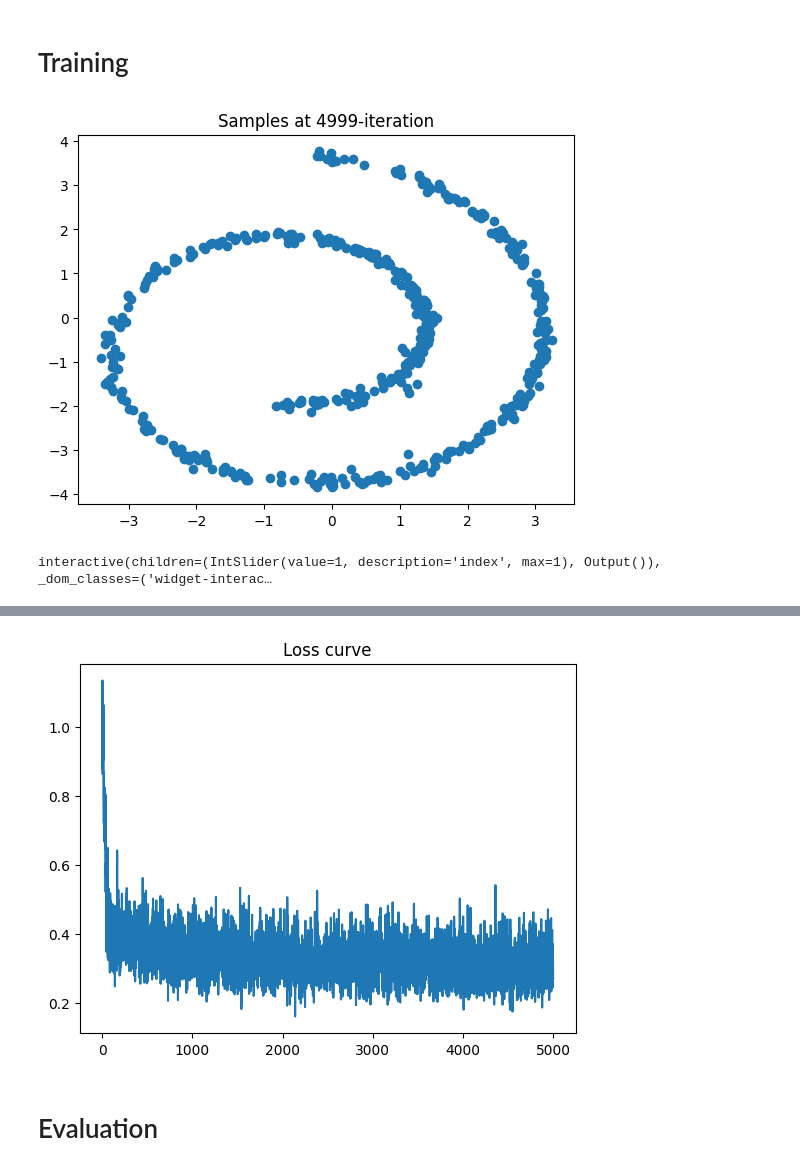
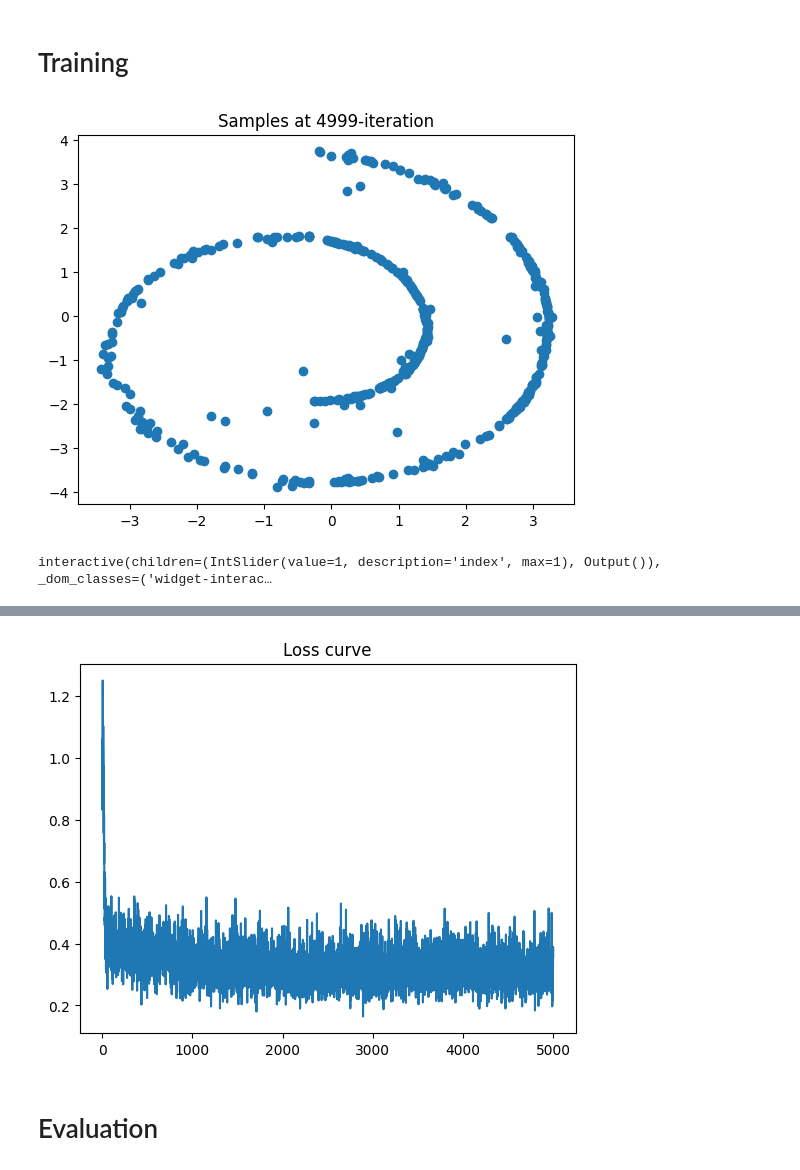
Before and after one commit to lee81116/NYCU_Image_and_Video_Generations_2025_fall-Lab2-DDIM-LoRA, a Jupyter notebook: task1/2d_plot_diffusion_todo/ddpm_tutorial.ipynb, the cells around one changed output, grey strips where cells are left out. Saved outputs shown, nothing was run; the diff lists cells and outputs as text; code cells hidden in the pictures.

```diff
--- a/task1/2d_plot_diffusion_todo/ddpm_tutorial.ipynb
+++ b/task1/2d_plot_diffusion_todo/ddpm_tutorial.ipynb
@@ -128,37 +130,37 @@ try:
             with torch.no_grad():
                 ####
                 # NOTE: If you haven't implemented the `ddim_p_sample_loop` method,
                 # use the `p_sample_loop` method instead.
-                x0 = ddpm.p_sample_loop(shape=(num_vis_particles, 2)).cpu()
-                # x0 = ddpm.ddim_p_sample_loop(shape=(num_vis_particles, 2)).cpu()
+                #x0 = ddpm.p_sample_loop(shape=(num_vis_particles, 2)).cpu()
+                x0 = ddpm.ddim_p_sample_loop(shape=(num_vis_particles, 2)).cpu()
                 ####
                 fig, ax = plt.subplots(1,1)
                 ax.scatter(x0[:,0], x0[:,1])
                 ax.set_title(f"Samples at {step}-iteration")
                 clear_output(wait=True)
                 plt.show()
                 img = figure2image(fig)
                 images.append(img)
 
 except KeyboardInterrupt:
     pass
 finally:
     if len(images) > 0:
         slider = IntSlider(min=0, max=len(images)-1, step=1, value=1)
         output = Output()
         def display_image(index):
             with output:
                 output.clear_output(wait=True)
                 display(images[index])
         interact(display_image, index=slider)
         display(output)
         plt.plot(losses)
         plt.title("Loss curve")
 # %% [output]
-[figure, old version]
+[figure, new version]
 interactive(children=(IntSlider(value=1, description='index', max=1), Output()), _dom_classes=('widget-interac…
 [interactive output not drawn]
-[figure, old version]
+[figure, new version]
 # %% [markdown]
 # Evaluation
 # %% [markdown]
```
Also changed, not shown: parts of 4 cells of this notebook, 3 other files.
